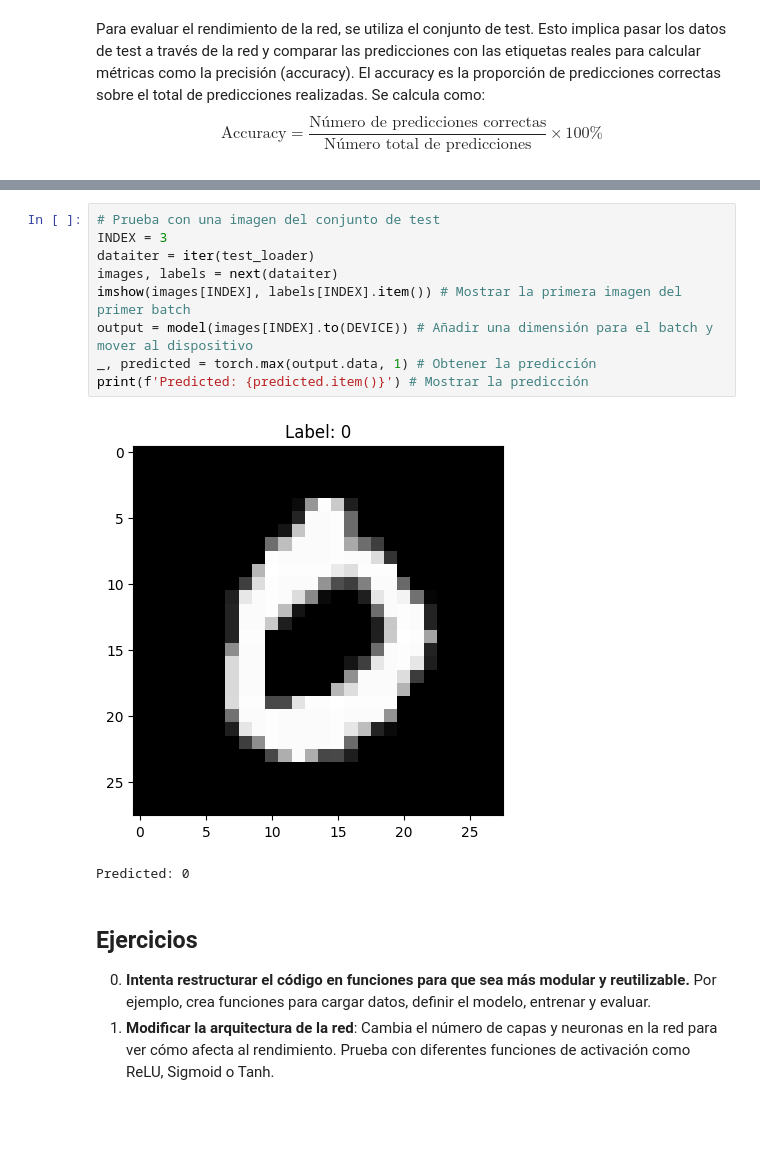
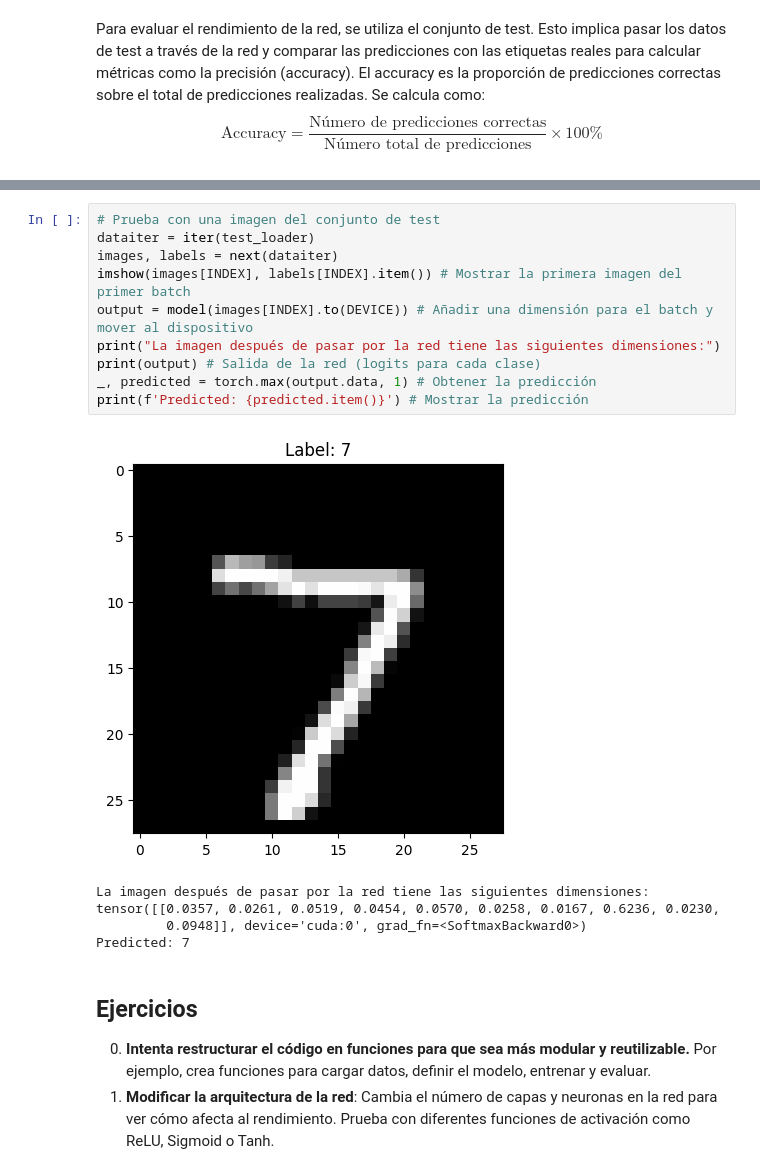
Before and after one commit to miguel-kjh/FSI, a Jupyter notebook: redes/redes_1.ipynb, the cells around one changed output, grey strips where cells are left out. Saved outputs shown, nothing was run; the diff lists cells and outputs as text; blank space fills up the shorter version.

```diff
--- a/redes/redes_1.ipynb
+++ b/redes/redes_1.ipynb
@@ -289,15 +294,19 @@ Accuracy: 85.80%
 # %%
 # Prueba con una imagen del conjunto de test
-INDEX = 3
 dataiter = iter(test_loader)
 images, labels = next(dataiter)
 imshow(images[INDEX], labels[INDEX].item()) # Mostrar la primera imagen del primer batch
 output = model(images[INDEX].to(DEVICE)) # Añadir una dimensión para el batch y mover al dispositivo
+print("La imagen después de pasar por la red tiene las siguientes dimensiones:")
+print(output) # Salida de la red (logits para cada clase)
 _, predicted = torch.max(output.data, 1) # Obtener la predicción
 print(f'Predicted: {predicted.item()}') # Mostrar la predicción
 # %% [output]
-[figure, old version]
+[figure, new version]
-Predicted: 0
+La imagen después de pasar por la red tiene las siguientes dimensiones:
+tensor([[0.0357, 0.0261, 0.0519, 0.0454, 0.0570, 0.0258, 0.0167, 0.6236, 0.0230,
+         0.0948]], device='cuda:0', grad_fn=<SoftmaxBackward0>)
+Predicted: 7
 # %% [markdown]
 ## Ejercicios
 
```
Also changed, not shown: parts of 8 cells of this notebook.
